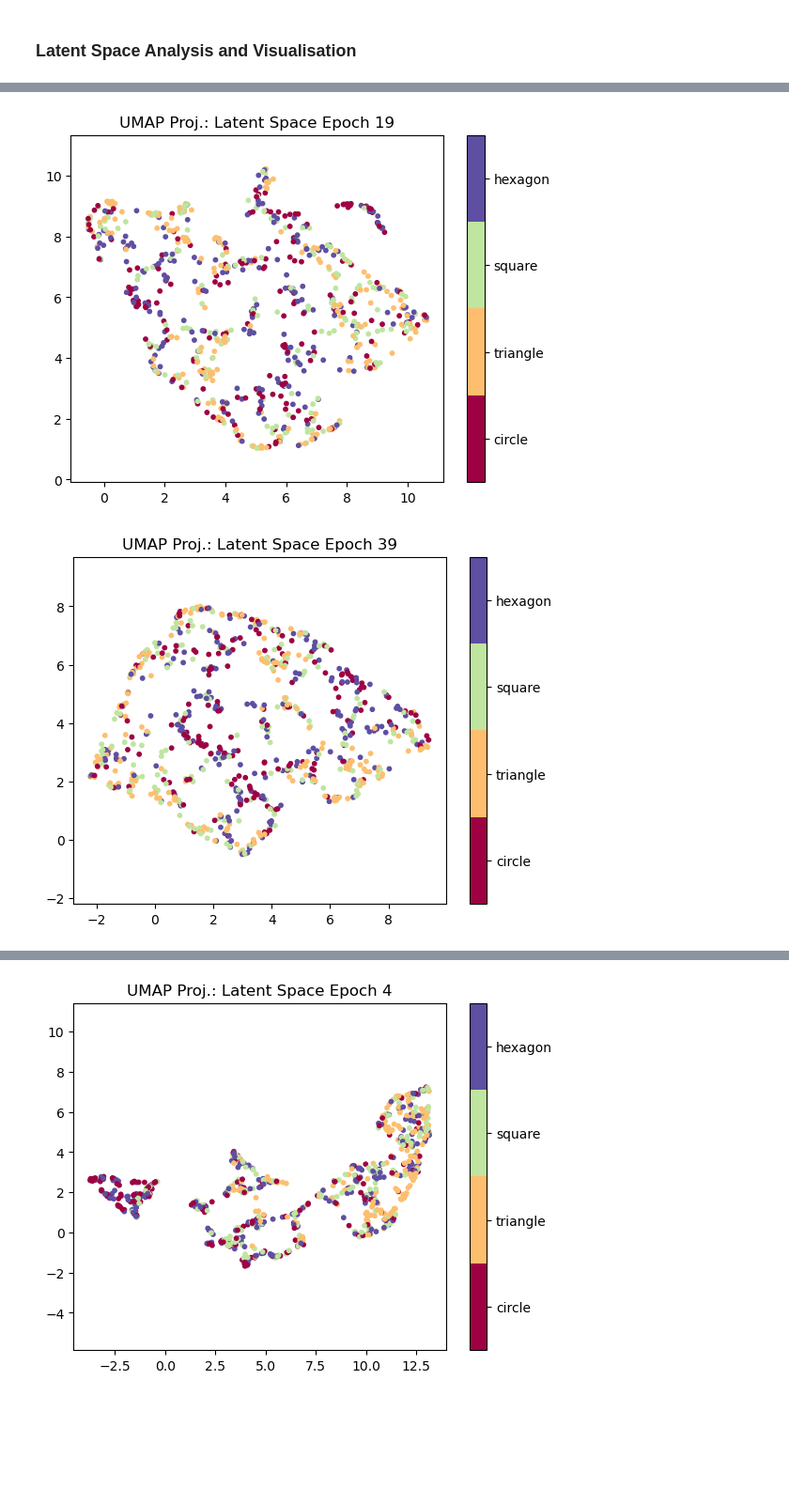
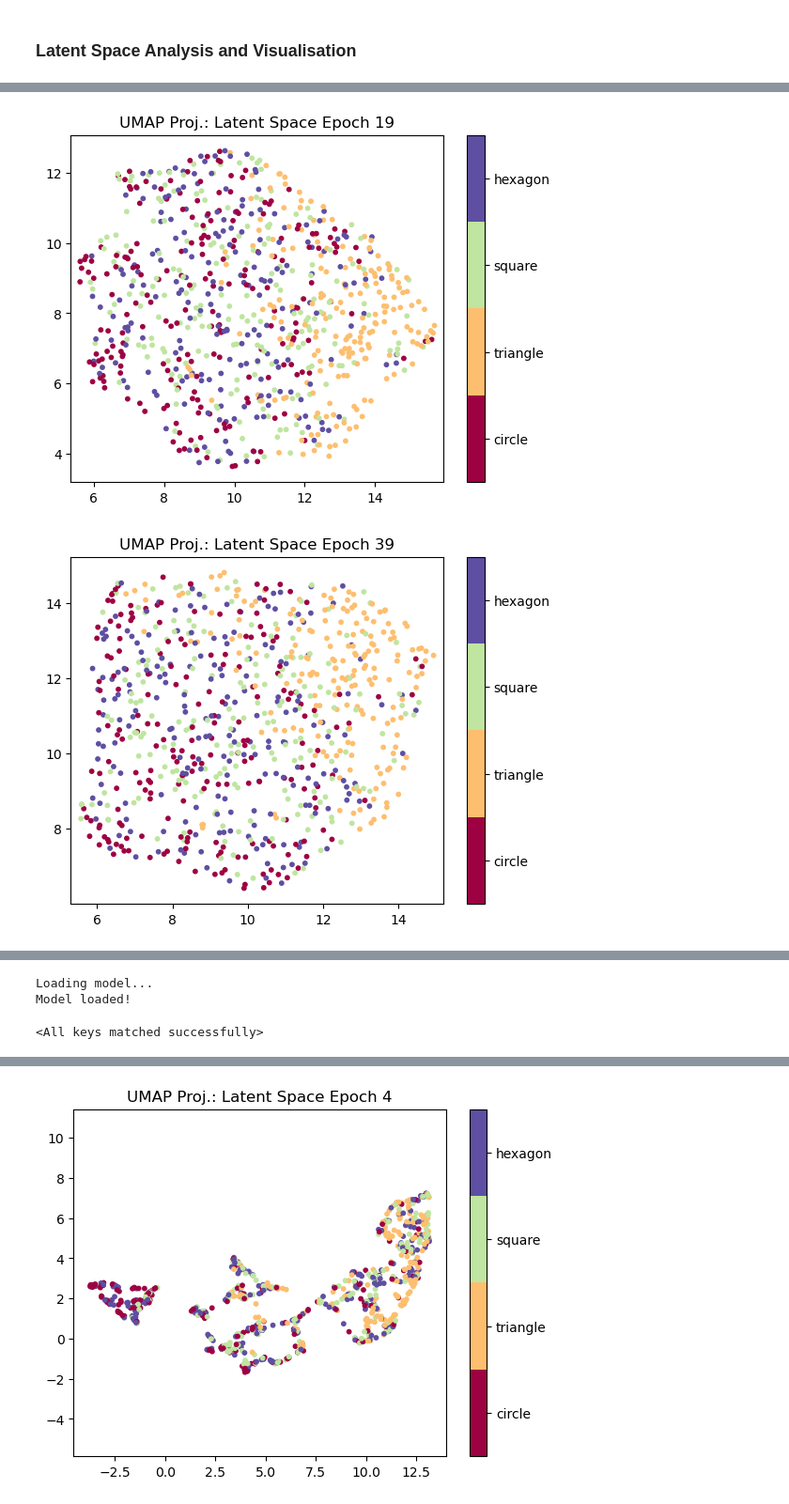
Before and after one commit to EdoardoGiancarli/LearningCodedMasks, a Jupyter notebook: SparkLab/demo_umap_latentSpaceVisualisation.ipynb, the cells around one changed output, grey strips where cells are left out. Shown at 94% size. Drawn from its saved outputs; the diff is of its cells as text; code cells hidden in the pictures; blank space fills up the shorter version.

Commit message:
latent space exploration

```diff
--- a/SparkLab/demo_umap_latentSpaceVisualisation.ipynb
+++ b/SparkLab/demo_umap_latentSpaceVisualisation.ipynb
@@ -209,9 +198,9 @@ plot_latent_vecfield(
 # %%
 plot_latent_evolution(
-    epochs=(0, 20 - 1, 40 - 1, 50 - 1),
+    epochs=(0, 19, 39, 59, 79, 99),
     latent_dmap=np_emb,
-    n_neighbors=N_NEIGHBORS,
-    min_dist=MIN_DIST,
+    n_neighbors=40,
+    min_dist=0.5,
     labels_dmap=CLASS_NAMES,
 )
 # %% [output]
@@ -219,2 +208,2 @@ plot_latent_evolution(
-[figure, old version]
+[figure, new version]
-[figure, old version]
+[figure, new version]
@@ -221,0 +213,15 @@ plot_latent_evolution(
+# %%
+import spark as sp
+from BASE_mockModels import MockVAE
+
+LATENT_DIM: int = 32
+vae = MockVAE(LATENT_DIM, hid_channel=2*LATENT_DIM)
+
+model_path: str = f'{BASEPATH}/mockVAEmodel.pt'
+model_data = sp.load_model(model_path)
+
+vae.load_state_dict(model_data['state_dict'])
+# %% [output]
+Loading model...
+Model loaded!
+<All keys matched successfully>
```
Also changed, not shown: parts of 7 cells of this notebook, 2 other files.
